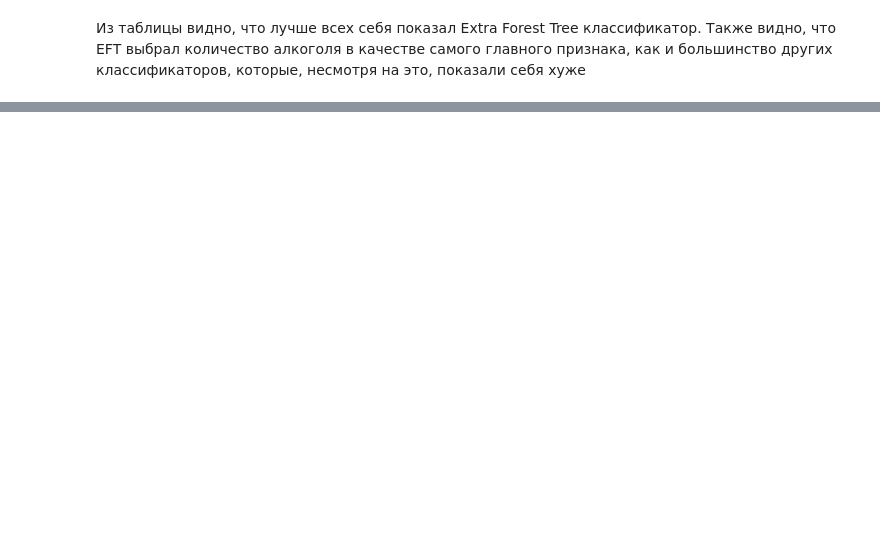
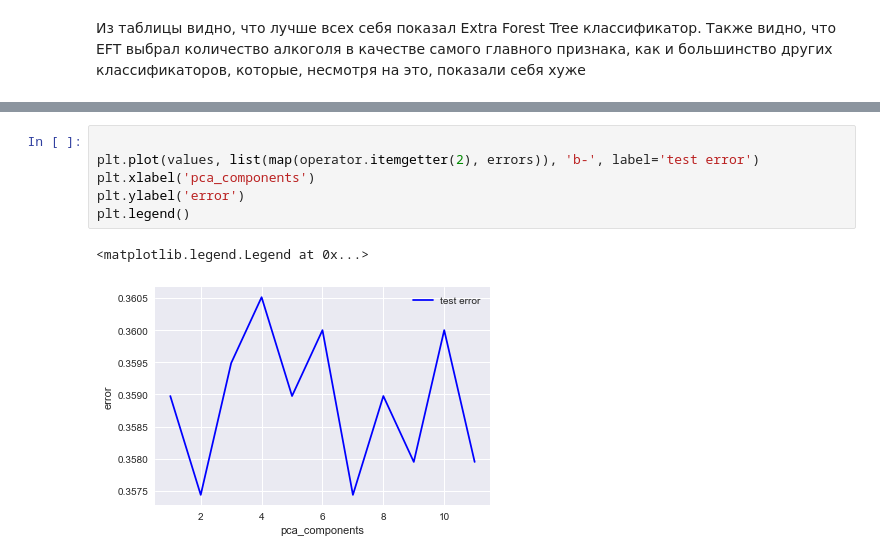
Before and after one commit to alexbukata/ModernDataAnylisis, a Jupyter notebook: wines/wine_quality.ipynb, the cells around one changed output, grey strips where cells are left out. Cells and saved outputs as stored; diff of their text form; blank space fills up the shorter version.

```diff
--- a/wines/wine_quality.ipynb
+++ b/wines/wine_quality.ipynb
@@ -550,0 +572,9 @@ output.sort_values('Err test')
+# %%
+
+plt.plot(values, list(map(operator.itemgetter(2), errors)), 'b-', label='test error')
+plt.xlabel('pca_components')
+plt.ylabel('error')
+plt.legend()
+# %% [output]
+<matplotlib.legend.Legend at 0x...>
+[figure, added]
```
Also changed, not shown: parts of 26 cells of this notebook.
